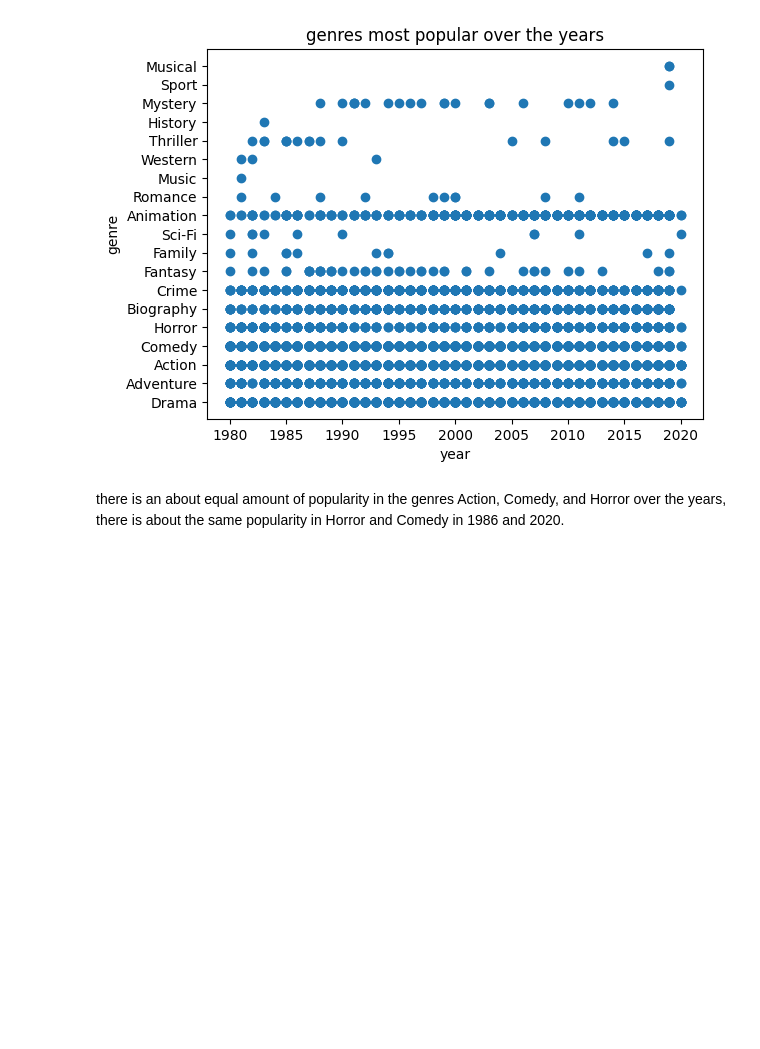
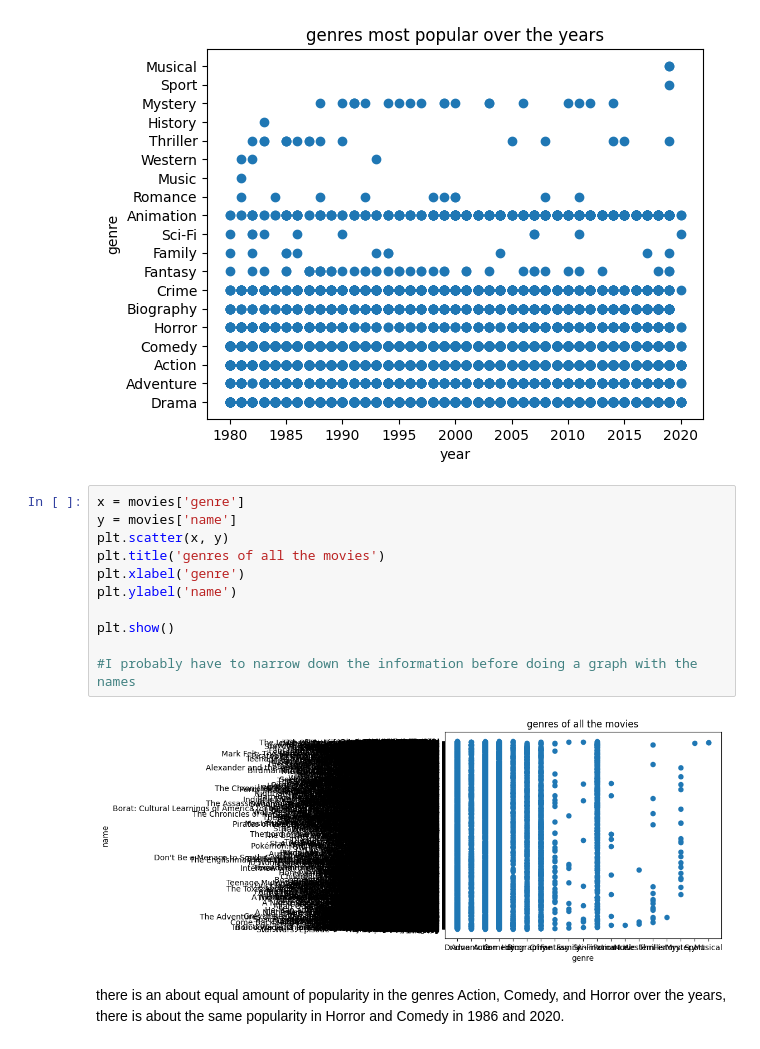
Before and after one commit to Kaidense2026/Pop_culture-, a Jupyter notebook: Pop_Culture_research_project.ipynb, the cells around one changed output. Cells and saved outputs as stored; diff of their text form; blank space fills up the shorter version.

```diff
--- a/Pop_Culture_research_project.ipynb
+++ b/Pop_Culture_research_project.ipynb
@@ -194,6 +194,19 @@ plt.ylabel('genre')
 plt.show()
 # %% [output]
 [figure]
+# %%
+x = movies['genre']
+y = movies['name']
+plt.scatter(x, y)
+plt.title('genres of all the movies')
+plt.xlabel('genre')
+plt.ylabel('name')
+
+plt.show()
+
+#I probably have to narrow down the information before doing a graph with the names
+# %% [output]
+[figure, added]
 # %% [markdown]
 there is an about equal amount of popularity in the genres Action, Comedy, and Horror over the years, there is about the same popularity in Horror and Comedy in 1986 and 2020.
 # %% [markdown]
```
Also changed, not shown: parts of 2 cells of this notebook.
